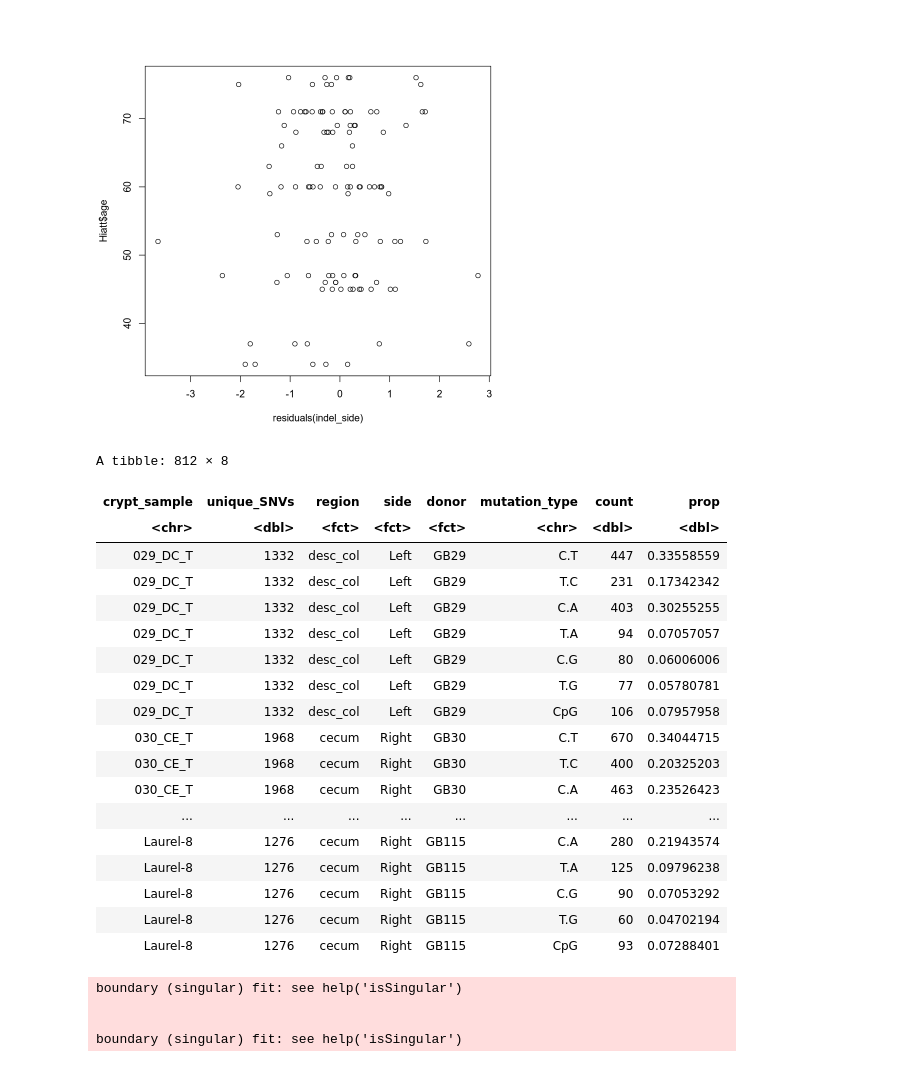
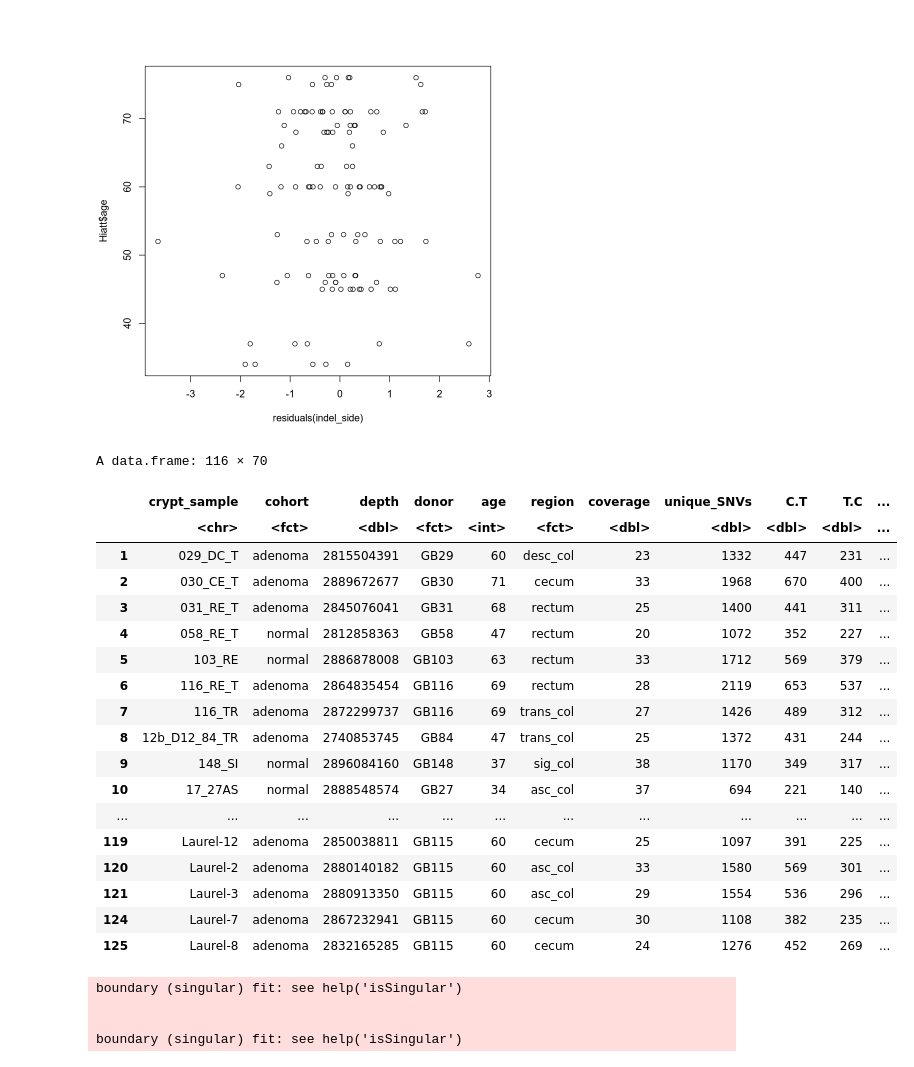
Before and after one commit to laurelhiatt/SEMIColon, a Jupyter notebook: scripts/figures/Figure2.ipynb, the cells around one changed output. Cells and saved outputs as stored; diff of their text form; code cells hidden in the pictures.

```diff
--- a/scripts/figures/Figure2.ipynb
+++ b/scripts/figures/Figure2.ipynb
@@ -651,27 +649,27 @@ plot(residuals(indel_side), Hiatt$age)
 [figure]
 [figure]
 # %%
-Hiatt_long
+Hiatt
 # %% [output]
-A tibble: 812 × 8
+A data.frame: 116 × 70
-| crypt_sample | unique_SNVs | region | side | donor | mutation_type | count | prop |
-| <chr> | <dbl> | <fct> | <fct> | <fct> | <chr> | <dbl> | <dbl> |
-| 029_DC_T | 1332 | desc_col | Left | GB29 | C.T | 447 | 0.33558559 |
-| 029_DC_T | 1332 | desc_col | Left | GB29 | T.C | 231 | 0.17342342 |
-| 029_DC_T | 1332 | desc_col | Left | GB29 | C.A | 403 | 0.30255255 |
-| 029_DC_T | 1332 | desc_col | Left | GB29 | T.A | 94 | 0.07057057 |
-| 029_DC_T | 1332 | desc_col | Left | GB29 | C.G | 80 | 0.06006006 |
-| 029_DC_T | 1332 | desc_col | Left | GB29 | T.G | 77 | 0.05780781 |
-| 029_DC_T | 1332 | desc_col | Left | GB29 | CpG | 106 | 0.07957958 |
-| 030_CE_T | 1968 | cecum | Right | GB30 | C.T | 670 | 0.34044715 |
-| 030_CE_T | 1968 | cecum | Right | GB30 | T.C | 400 | 0.20325203 |
-| 030_CE_T | 1968 | cecum | Right | GB30 | C.A | 463 | 0.23526423 |
-| ... | ... | ... | ... | ... | ... | ... | ... |
-| Laurel-8 | 1276 | cecum | Right | GB115 | C.A | 280 | 0.21943574 |
-| Laurel-8 | 1276 | cecum | Right | GB115 | T.A | 125 | 0.09796238 |
-| Laurel-8 | 1276 | cecum | Right | GB115 | C.G | 90 | 0.07053292 |
-| Laurel-8 | 1276 | cecum | Right | GB115 | T.G | 60 | 0.04702194 |
-| Laurel-8 | 1276 | cecum | Right | GB115 | CpG | 93 | 0.07288401 |
+|  | crypt_sample | cohort | depth | donor | age | region | coverage | unique_SNVs | C.T | T.C | ... |
+|  | <chr> | <fct> | <dbl> | <fct> | <int> | <fct> | <dbl> | <dbl> | <dbl> | <dbl> | ... |
+| 1 | 029_DC_T | adenoma | 2815504391 | GB29 | 60 | desc_col | 23 | 1332 | 447 | 231 | ... |
+| 2 | 030_CE_T | adenoma | 2889672677 | GB30 | 71 | cecum | 33 | 1968 | 670 | 400 | ... |
+| 3 | 031_RE_T | adenoma | 2845076041 | GB31 | 68 | rectum | 25 | 1400 | 441 | 311 | ... |
+| 4 | 058_RE_T | normal | 2812858363 | GB58 | 47 | rectum | 20 | 1072 | 352 | 227 | ... |
+| 5 | 103_RE | normal | 2886878008 | GB103 | 63 | rectum | 33 | 1712 | 569 | 379 | ... |
+| 6 | 116_RE_T | adenoma | 2864835454 | GB116 | 69 | rectum | 28 | 2119 | 653 | 537 | ... |
+| 7 | 116_TR | adenoma | 2872299737 | GB116 | 69 | trans_col | 27 | 1426 | 489 | 312 | ... |
+| 8 | 12b_D12_84_TR | adenoma | 2740853745 | GB84 | 47 | trans_col | 25 | 1372 | 431 | 244 | ... |
+| 9 | 148_SI | normal | 2896084160 | GB148 | 37 | sig_col | 38 | 1170 | 349 | 317 | ... |
+| 10 | 17_27AS | normal | 2888548574 | GB27 | 34 | asc_col | 37 | 694 | 221 | 140 | ... |
+| ... | ... | ... | ... | ... | ... | ... | ... | ... | ... | ... | ... |
+| 119 | Laurel-12 | adenoma | 2850038811 | GB115 | 60 | cecum | 25 | 1097 | 391 | 225 | ... |
+| 120 | Laurel-2 | adenoma | 2880140182 | GB115 | 60 | asc_col | 33 | 1580 | 569 | 301 | ... |
+| 121 | Laurel-3 | adenoma | 2880913350 | GB115 | 60 | asc_col | 29 | 1554 | 536 | 296 | ... |
+| 124 | Laurel-7 | adenoma | 2867232941 | GB115 | 60 | cecum | 30 | 1108 | 382 | 235 | ... |
+| 125 | Laurel-8 | adenoma | 2832165285 | GB115 | 60 | cecum | 24 | 1276 | 452 | 269 | ... |
 # %%
 models_side <- Hiatt_long %>%
   group_split(mutation_type) %>%
```
Also changed, not shown: parts of 13 cells of this notebook.
